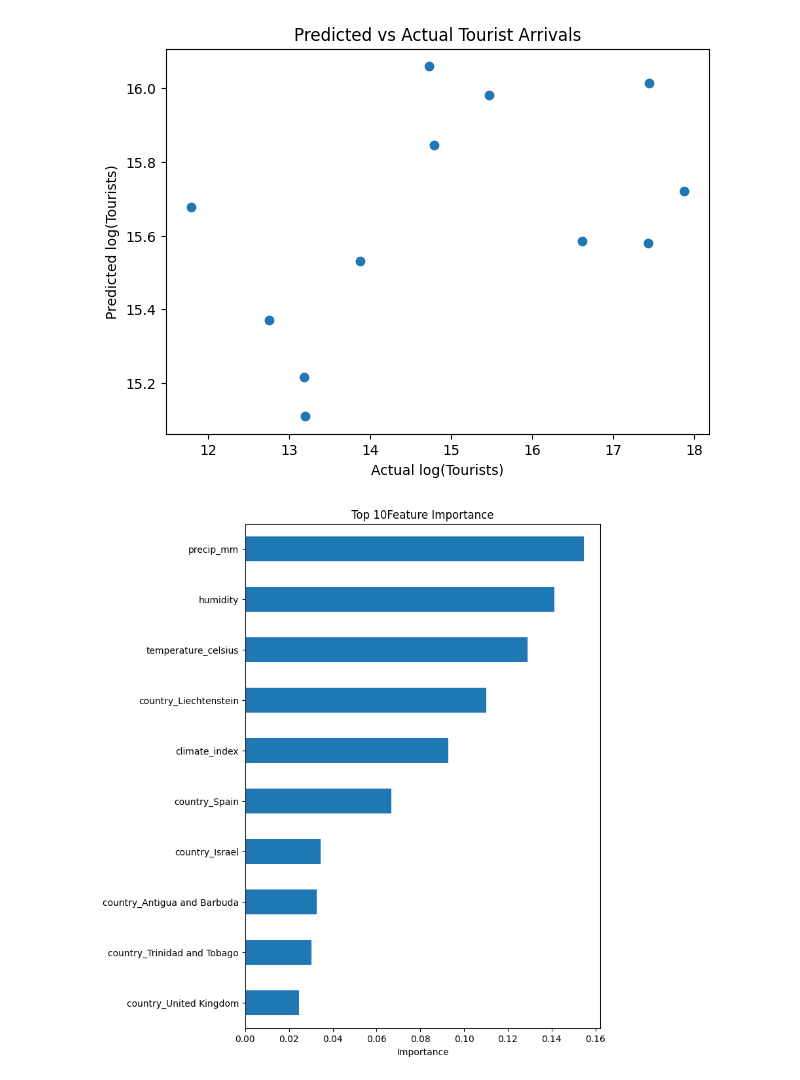
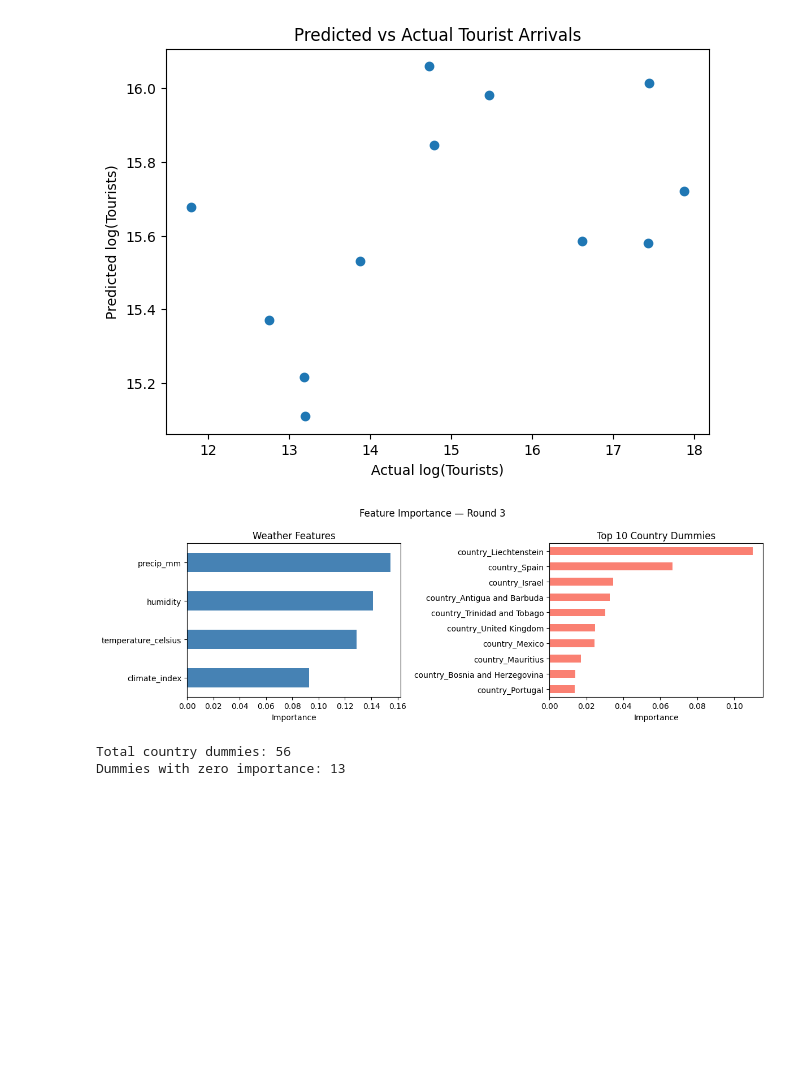
Before and after one commit to 2005yoheiUBC/tourist-demand-prediction, a Jupyter notebook: notebooks/travel_analysis.ipynb, the cells around one changed output. Saved outputs shown, nothing was run; the diff lists cells and outputs as text; code cells hidden in the pictures; blank space fills up the shorter version.

```diff
--- a/notebooks/travel_analysis.ipynb
+++ b/notebooks/travel_analysis.ipynb
@@ -334,13 +375,13 @@ X1_train, X1_test, y1_train, y1_test = train_test_split(
     X1, y1, test_size=0.2, random_state=123
 )
 # %%
-#Models
+# Round 2 models — log_tourists target, weather features only
 from sklearn.linear_model import LinearRegression
 from sklearn.ensemble import RandomForestRegressor, GradientBoostingRegressor
 from sklearn.metrics import mean_squared_error, r2_score
+import numpy as np
 import pandas as pd
 
-#model dict
 models = {
     "Linear Regression": LinearRegression(),
     "Random Forest": RandomForestRegressor(random_state=123),
@@ -353,15 +394,15 @@ for name, model in models.items():
     model.fit(X1_train, y1_train)
     preds = model.predict(X1_test)
 
-    mse = mean_squared_error(y_test, preds)
+    rmse = np.sqrt(mean_squared_error(y1_test, preds))
     r2 = r2_score(y1_test, preds)
 
     results1.append({
         "Model": name,
-        "MSE": mse,
-        "R2": r2
+        "RMSE (log scale)": round(rmse, 4),
+        "R²": round(r2, 4)
     })
 
-results1_df = pd.DataFrame(results1).sort_values("R2", ascending=False)
+results1_df = pd.DataFrame(results1).sort_values("R²", ascending=False)
 results1_df
 # %% [output]
@@ -459,15 +503,32 @@ plt.show()
 # %%
 importance = pd.Series(
     best_model2.feature_importances_,
     index=X2.columns
-).sort_values(ascending = False)
+).sort_values(ascending=False)
 
-plt.figure(figsize=(7,10))
-importance.head(10).plot(kind="barh")
-plt.title("Top 10Feature Importance")
-plt.xlabel("Importance")
-plt.gca().invert_yaxis()
+# Split into weather/engineered features vs country dummies
+weather_cols = ["temperature_celsius", "precip_mm", "humidity", "climate_index"]
+weather_imp = importance[importance.index.isin(weather_cols)]
+dummy_imp = importance[~importance.index.isin(weather_cols)]
+
+fig, axes = plt.subplots(1, 2, figsize=(12, 4))
+
+weather_imp.sort_values().plot(kind="barh", ax=axes[0], color="steelblue")
+axes[0].set_title("Weather Features")
+axes[0].set_xlabel("Importance")
+
+dummy_imp.head(10).sort_values().plot(kind="barh", ax=axes[1], color="salmon")
+axes[1].set_title("Top 10 Country Dummies")
+axes[1].set_xlabel("Importance")
+
+plt.suptitle("Feature Importance — Round 3")
+plt.tight_layout()
 plt.show()
+
+print(f"\nTotal country dummies: {len(dummy_imp)}")
+print(f"Dummies with zero importance: {(dummy_imp == 0).sum()}")
 # %% [output]
-[figure, old version]
+[figure, new version]
+Total country dummies: 56
+Dummies with zero importance: 13
 # %%
```
Also changed, not shown: parts of 20 cells of this notebook.
